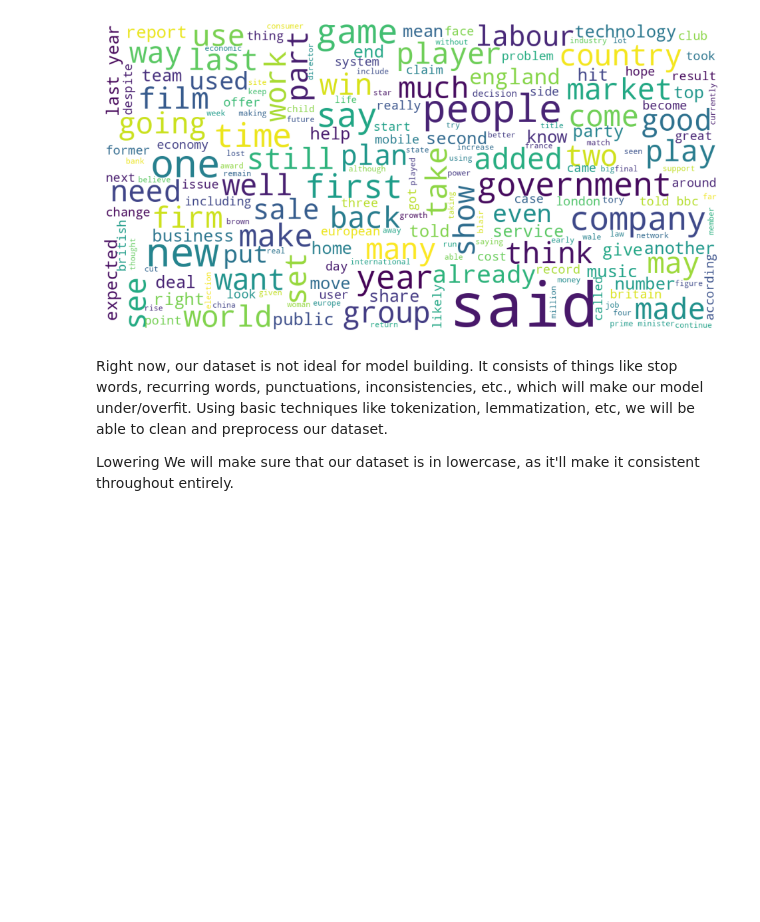
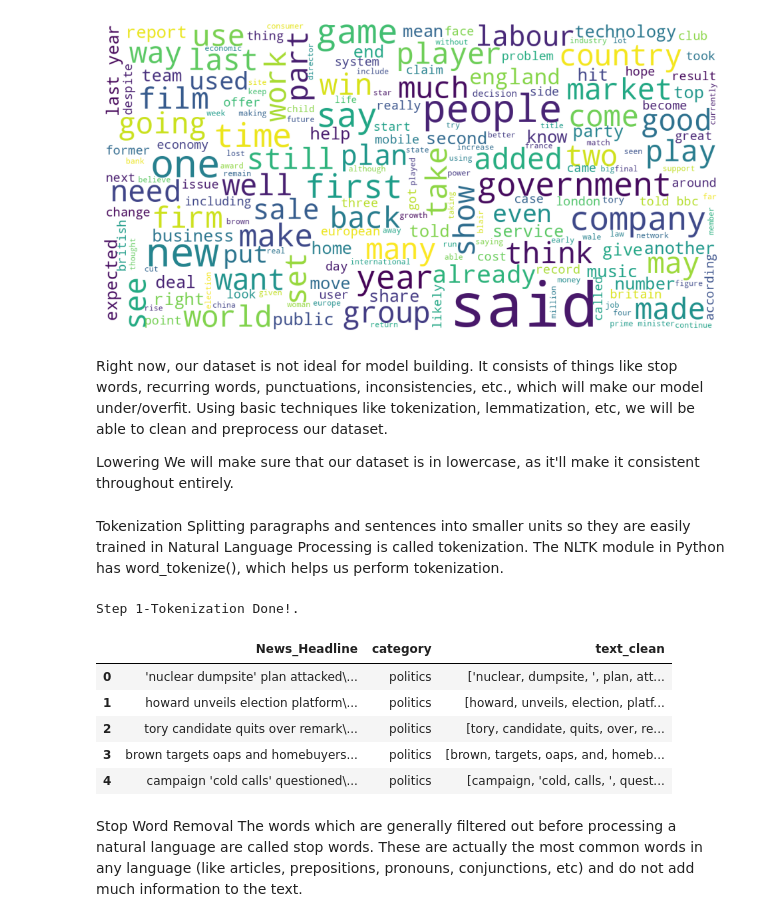
Before and after one commit to smaranikashu-crypto/smarni-justify, a Jupyter notebook: ml/train.ipynb, the cells around one changed output. Saved outputs shown, nothing was run; the diff lists cells and outputs as text; code cells hidden in the pictures; blank space fills up the shorter version.

```diff
--- a/ml/train.ipynb
+++ b/ml/train.ipynb
@@ -294,3 +297,22 @@ Lowering
 We will make sure that our dataset is in lowercase, as it'll make it consistent throughout entirely.
 # %%
 bbc_text = bbc_text.apply(lambda x: x.astype(str).str.lower())
+# %% [markdown]
+Tokenization
+Splitting paragraphs and sentences into smaller units so they are easily trained in Natural Language Processing is called tokenization. The NLTK module in Python has word_tokenize(), which helps us perform tokenization.
+# %%
+# Tokenization
+bbc_text['text_clean'] = bbc_text['News_Headline'].apply(nltk.word_tokenize)
+print('Step 1-Tokenization Done!.')
+bbc_text.head()
+# %% [output]
+Step 1-Tokenization Done!.
+|  | News_Headline | category | text_clean |
+| 0 | 'nuclear dumpsite' plan attacked\... | politics | ['nuclear, dumpsite, ', plan, att... |
+| 1 | howard unveils election platform\... | politics | [howard, unveils, election, platf... |
+| 2 | tory candidate quits over remark\... | politics | [tory, candidate, quits, over, re... |
+| 3 | brown targets oaps and homebuyers... | politics | [brown, targets, oaps, and, homeb... |
+| 4 | campaign 'cold calls' questioned\... | politics | [campaign, 'cold, calls, ', quest... |
+# %% [markdown]
+Stop Word Removal
+The words which are generally filtered out before processing a natural language are called stop words. These are actually the most common words in any language (like articles, prepositions, pronouns, conjunctions, etc) and do not add much information to the text.
```
Also changed, not shown: parts of 39 cells of this notebook, 1 other file.
